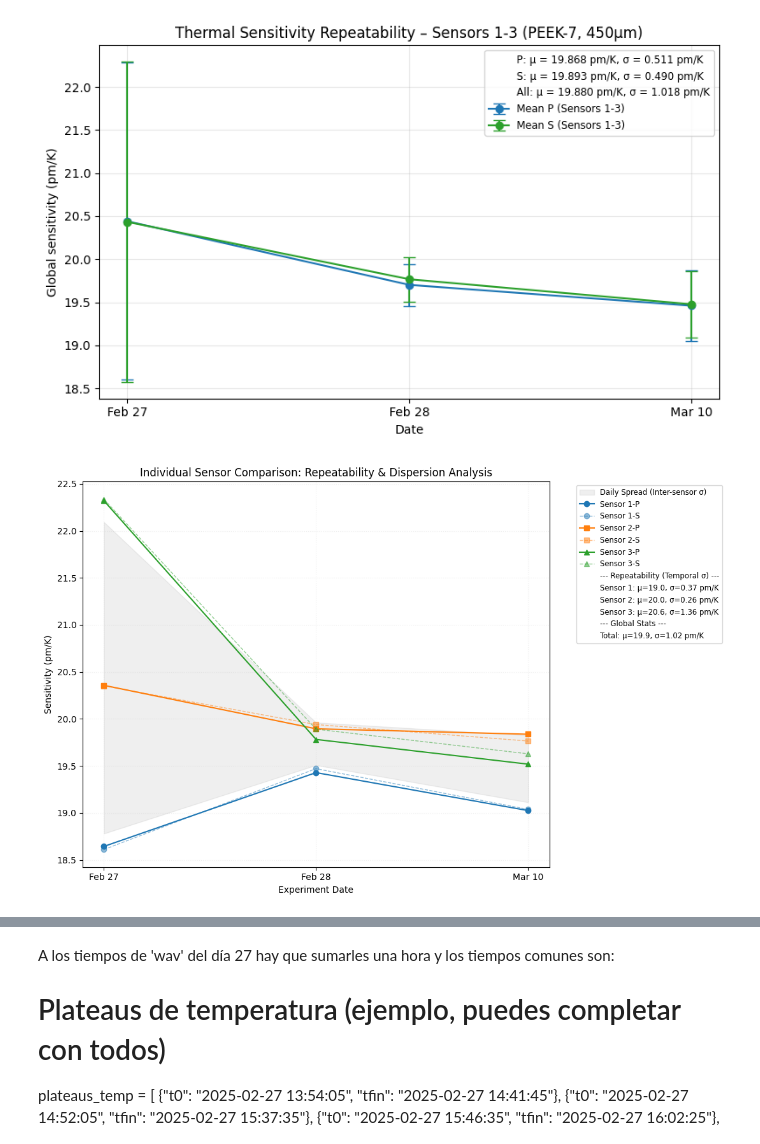
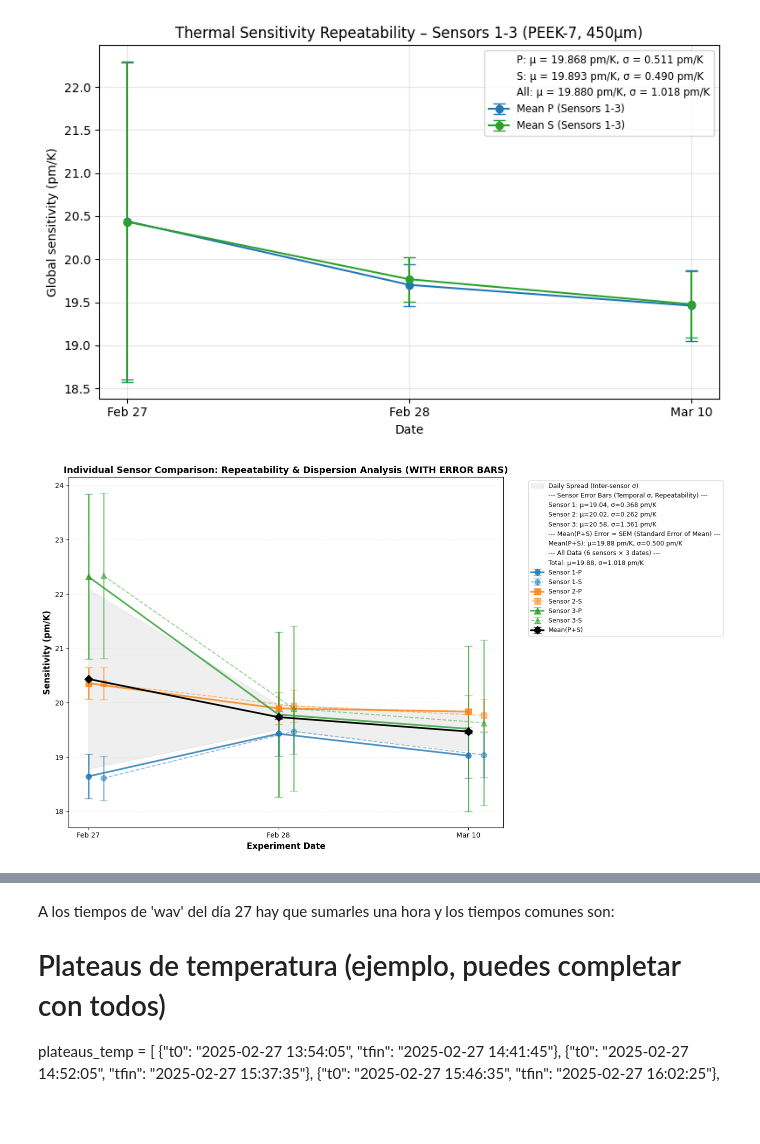
Before and after one commit to garpol/rtd-calibration-ana, a Jupyter notebook: FBG_Sensitivity_Analysis/Analisis_FBG_PEEK7_450um_3dias.ipynb, the cells around one changed output, grey strips where cells are left out. Saved outputs shown, nothing was run; the diff lists cells and outputs as text; code cells hidden in the pictures; blank space fills up the shorter version.

Commit message:
Update FBG sensitivity analysis notebooks - 28-04-2025

```diff
--- a/FBG_Sensitivity_Analysis/Analisis_FBG_PEEK7_450um_3dias.ipynb
+++ b/FBG_Sensitivity_Analysis/Analisis_FBG_PEEK7_450um_3dias.ipynb
@@ -131,53 +140,101 @@ s2_p, s2_s = [20.357, 19.895, 19.837], [20.352, 19.940, 19.765]
 s3_p, s3_s = [22.320, 19.782, 19.519], [22.337, 19.891, 19.629]
 
 # 2. Cálculos estadísticos
-all_sensors = [ (s1_p, s1_s), (s2_p, s2_s), (s3_p, s3_s) ]
+all_sensors = [(s1_p, s1_s), (s2_p, s2_s), (s3_p, s3_s)]
 all_data_matrix = np.array([s1_p, s1_s, s2_p, s2_s, s3_p, s3_s])
 
 # Dispersión diaria (franja gris)
 daily_means = np.mean(all_data_matrix, axis=0)
 daily_sigmas = np.std(all_data_matrix, axis=0, ddof=1)
 
 # 3. Configuración del Plot
-plt.figure(figsize=(11, 7))
+plt.figure(figsize=(14, 8))
 colors = {0: 'tab:blue', 1: 'tab:orange', 2: 'tab:green'}
 markers = {0: 'o', 1: 's', 2: '^'}
+x_pos = np.arange(len(dates))
 
 # A. Franja de dispersión diaria (±1σ entre todos los sensores)
 plt.fill_between(dates, daily_means - daily_sigmas, daily_means + daily_sigmas,
                  color='gray', alpha=0.12, label='Daily Spread (Inter-sensor σ)')
 
-# B. Series individuales
+# B. Series individuales CON BARRAS DE ERROR
 for i, (p_vals, s_vals) in enumerate(all_sensors):
     sensor_num = i + 1
-    # Graficar P y S
-    plt.plot(dates, p_vals, color=colors[i], marker=markers[i], linestyle='-',
-             linewidth=1.5, label=f'Sensor {sensor_num}-P')
-    plt.plot(dates, s_vals, color=colors[i], marker=markers[i], linestyle='--',
-             alpha=0.5, linewidth=1, label=f'Sensor {sensor_num}-S')
 
-# C. Añadir repetibilidad por sensor a la leyenda (μ y σ temporal de cada uno)
-plt.plot([], [], ' ', label="--- Repeatability (Temporal σ) ---")
+    # Calcular error para este sensor usando la σ temporal (dispersión entre fechas)
+    # Esto es más realista que solo la diferencia P-S
+    sigma_p = np.std(p_vals, ddof=1)
+    sigma_s = np.std(s_vals, ddof=1)
+    sigma_combined = np.mean([sigma_p, sigma_s])
+
+    # Error temporal sin escala
+    sensor_errors = [sigma_combined for _ in range(len(dates))]
+
+    # Graficar P con barras de error
+    plt.errorbar(x_pos, p_vals, yerr=sensor_errors, color=colors[i], marker=markers[i],
+                 linestyle='-', linewidth=2.5, capsize=6, markersize=8, alpha=0.8,
+                 label=f'Sensor {sensor_num}-P', elinewidth=2)
+
+    # Graficar S con barras de error (con offset pequeño para que no se superpongan)
+    plt.errorbar(x_pos + 0.08, s_vals, yerr=sensor_errors, color=colors[i], marker=markers[i],
+                 linestyle='--', alpha=0.5, linewidth=1.5, capsize=6, markersize=8,
+                 label=f'Sensor {sensor_num}-S', elinewidth=2)
+
+# B2. Línea negra: Media de P+S con error de la media (SEM) - SIN escala
+mean_pol_vals = []
+mean_pol_errors = []
+for p_val, s_val in zip([s1_p, s2_p, s3_p], [s1_s, s2_s, s3_s]):
+    for p, s in zip(p_val, s_val):
+        mean_pol_vals.append(np.mean([p, s]))
+        mean_pol_errors.append(np.std([p, s], ddof=1) / np.sqrt(2))  # SEM = σ/√2
+
+# Reorganizar para tener una media por fecha
+mean_per_date = []
+err_per_date = []
+for date_idx in range(len(dates)):
+    means_at_date = [np.mean([s1_p[date_idx], s1_s[date_idx]]),
+                     np.mean([s2_p[date_idx], s2_s[date_idx]]),
+                     np.mean([s3_p[date_idx], s3_s[date_idx]])]
+    errs_at_date = [np.std([s1_p[date_idx], s1_s[date_idx]], ddof=1) / np.sqrt(2),
+                    np.std([s2_p[date_idx], s2_s[date_idx]], ddof=1) / np.sqrt(2),
+                    np.std([s3_p[date_idx], s3_s[date_idx]], ddof=1) / np.sqrt(2)]
+    mean_per_date.append(np.mean(means_at_date))
+    err_per_date.append(np.mean(errs_at_date))  # Error medio entre sensores
+
+plt.errorbar(x_pos, mean_per_date, yerr=err_per_date, color='black', marker='D',
+             linestyle='-', linewidth=2.5, capsize=6, markersize=8, alpha=1.0,
+             label=f'Mean(P+S)', elinewidth=2, zorder=5)
+
+# C. Estadísticas por sensor en leyenda
+plt.plot([], [], ' ', label="--- Sensor Error Bars (Temporal σ, Repeatability) ---")
 for i, (p_vals, s_vals) in enumerate(all_sensors):
     combined_sensor_data = np.array(p_vals + s_vals)
     mu_sensor = np.mean(combined_sensor_data)
     sigma_sensor = np.std(combined_sensor_data, ddof=1)
-    plt.plot([], [], ' ', label=f"Sensor {i+1}: μ={mu_sensor:.1f}, σ={sigma_sensor:.2f} pm/K")
+    plt.plot([], [], ' ', label=f"Sensor {i+1}: μ={mu_sensor:.2f}, σ={sigma_sensor:.3f} pm/K")
 
-# D. Estadística Global
+# D. Media y estadísticas globales
+mean_total = np.mean(mean_per_date)
+sigma_mean = np.std(mean_per_date, ddof=1)
+plt.plot([], [], ' ', label="--- Mean(P+S) Error = SEM (Standard Error of Mean) ---")
+plt.plot([], [], ' ', label=f"Mean(P+S): μ={mean_total:.2f} pm/K, σ={sigma_mean:.3f} pm/K")
+
+# E. Estadística Global (todos los datos)
 mu_total = np.mean(all_data_matrix)
 sigma_total = np.std(all_data_matrix, ddof=1)
-plt.plot([], [], ' ', label="--- Global Stats ---")
-plt.plot([], [], ' ', label=f"Total: μ={mu_total:.1f}, σ={sigma_total:.2f} pm/K")
+plt.plot([], [], ' ', label="--- All Data (6 sensors × 3 dates) ---")
+plt.plot([], [], ' ', label=f"Total: μ={mu_total:.2f}, σ={sigma_total:.3f} pm/K")
 
 # 4. Formateo
-plt.xlabel('Experiment Date')
-plt.ylabel('Sensitivity (pm/K)')
-plt.title('Individual Sensor Comparison: Repeatability & Dispersion Analysis')
-plt.legend(bbox_to_anchor=(1.05, 1), loc='upper left', fontsize='small', frameon=True)
-plt.grid(True, alpha=0.2, linestyle=':')
+plt.xlabel('Experiment Date', fontsize=12, fontweight='bold')
+plt.ylabel('Sensitivity (pm/K)', fontsize=12, fontweight='bold')
+plt.title('Individual Sensor Comparison: Repeatability & Dispersion Analysis',
+          fontsize=13, fontweight='bold')
+plt.xticks(x_pos, dates)
+plt.legend(bbox_to_anchor=(1.05, 1), loc='upper left', fontsize=9, frameon=True)
+plt.grid(True, alpha=0.3, linestyle=':', axis='y')
 plt.tight_layout()
 
 plt.show()
 # %% [output]
-[figure, old version]
+[figure, new version]
```
Also changed, not shown: parts of 2 cells of this notebook, 6 other files.
